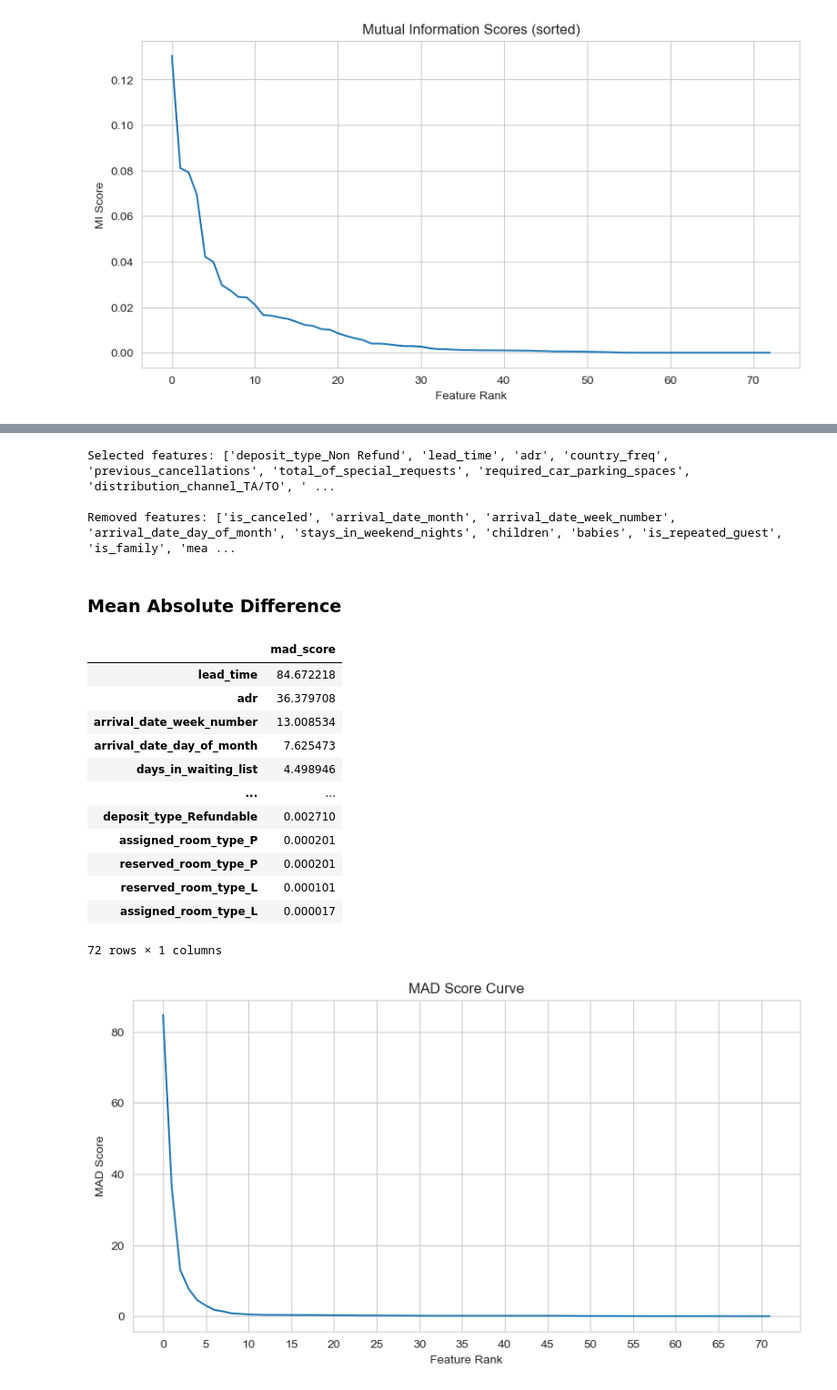
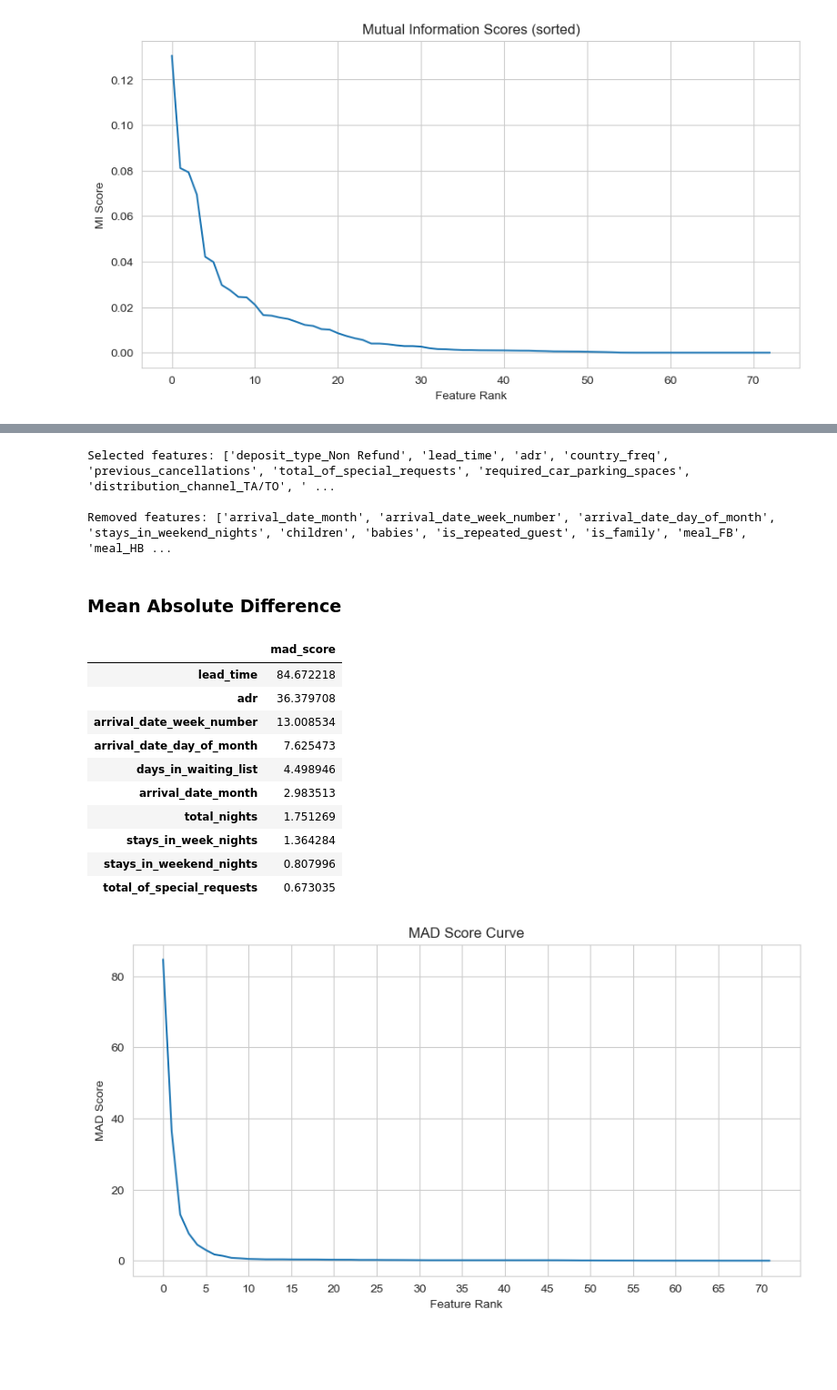
Before and after one commit to markoandjel/Preprocessing, a Jupyter notebook: I seminarski rad/Feature_Selection_Marko_Andjelkovic_1809.ipynb, the cells around one changed output, grey strips where cells are left out. Shown at 91% size. Drawn from its saved outputs; the diff is of its cells as text; code cells hidden in the pictures; blank space fills up the shorter version.

```diff
--- a/I seminarski rad/Feature_Selection_Marko_Andjelkovic_1809.ipynb
+++ b/I seminarski rad/Feature_Selection_Marko_Andjelkovic_1809.ipynb
@@ -775,40 +775,37 @@ plot_confusion_matrix_percent(y_test, y_pred, title='Confusion Matrix Informatio
 # %%
-print("Selected features:", list(top25_features))
-print("\nRemoved features:", list(df.columns[~df.columns.isin(top25_features)]))
+print("Selected features:", list(top25_features_mi))
+print("\nRemoved features:", list(features.columns[~features.columns.isin(top25_features_mi)]))
 # %% [output]
 Selected features: ['deposit_type_Non Refund', 'lead_time', 'adr', 'country_freq', 'previous_cancellations', 'total_of_special_requests', 'required_car_parking_spaces', 'distribution_channel_TA/TO', ' ...
 
-Removed features: ['is_canceled', 'arrival_date_month', 'arrival_date_week_number', 'arrival_date_day_of_month', 'stays_in_weekend_nights', 'children', 'babies', 'is_repeated_guest', 'is_family', 'mea ...
+Removed features: ['arrival_date_month', 'arrival_date_week_number', 'arrival_date_day_of_month', 'stays_in_weekend_nights', 'children', 'babies', 'is_repeated_guest', 'is_family', 'meal_FB', 'meal_HB ...
 # %% [markdown]
 ### Mean Absolute Difference
 # %%
-import pandas as pd
 import numpy as np
 
 # X = your DataFrame of features (without target)
 X = df.drop(columns=['is_canceled'])
 X_no_country = X.drop(columns=["country_freq"]) # since MAD for country_freq is 20458.8352313161
 
 # Compute MAD for each feature
 mad_scores = X_no_country.apply(lambda col: np.mean(np.abs(col - col.mean())))
 
 # Convert to a nice DataFrame
 mad_df = mad_scores.sort_values(ascending=False).to_frame(name='mad_score')
-mad_df
+mad_df.head(10)
 # %% [output]
 |  | mad_score |
 | lead_time | 84.672218 |
 | adr | 36.379708 |
 | arrival_date_week_number | 13.008534 |
 | arrival_date_day_of_month | 7.625473 |
 | days_in_waiting_list | 4.498946 |
-| ... | ... |
-| deposit_type_Refundable | 0.002710 |
-| assigned_room_type_P | 0.000201 |
-| reserved_room_type_P | 0.000201 |
-| reserved_room_type_L | 0.000101 |
-| assigned_room_type_L | 0.000017 |
+| arrival_date_month | 2.983513 |
+| total_nights | 1.751269 |
+| stays_in_week_nights | 1.364284 |
+| stays_in_weekend_nights | 0.807996 |
+| total_of_special_requests | 0.673035 |
-72 rows × 1 columns
 # %%
 mad_df.to_csv('mad_df.csv')
 # %%
```
Also changed, not shown: parts of 65 cells of this notebook.
